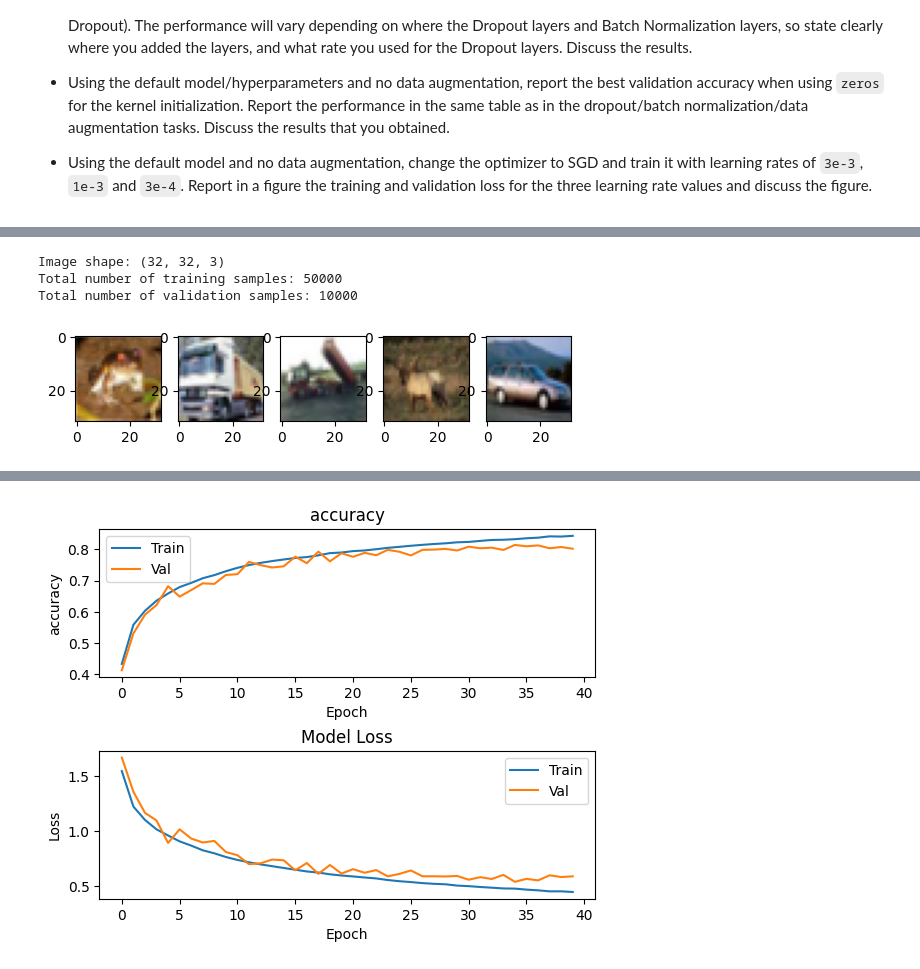
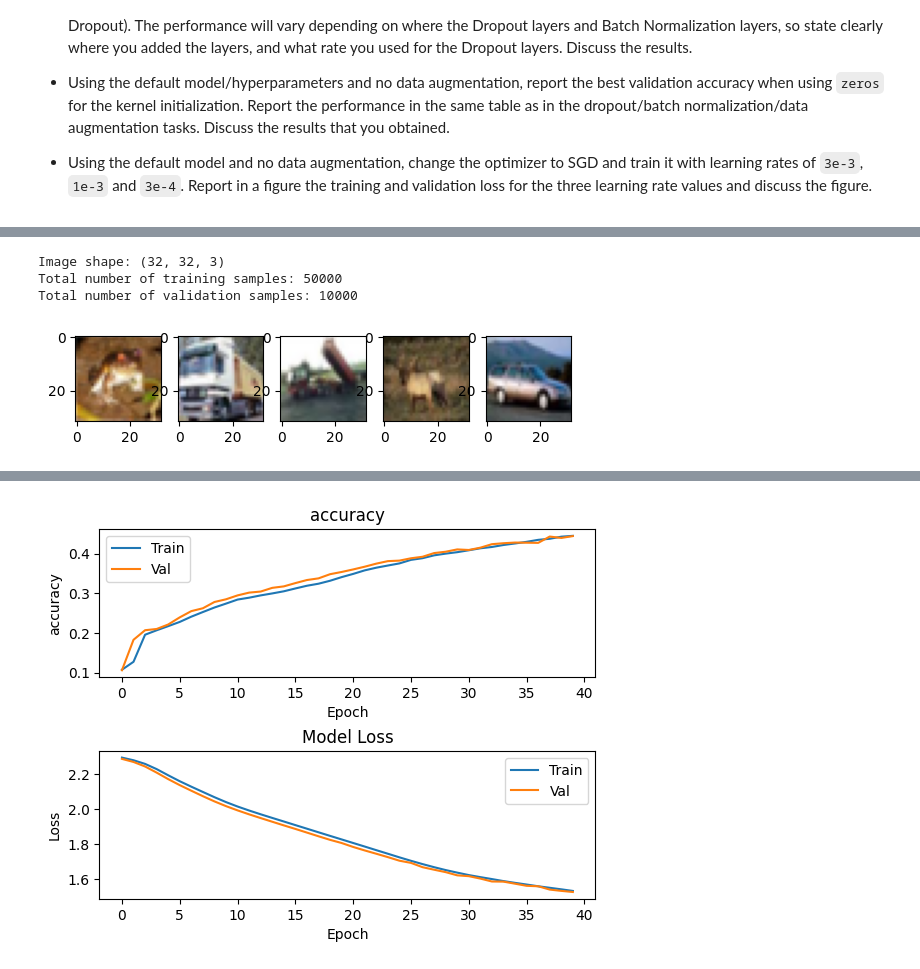
Before and after one commit to putyfruity/dl_lab, a Jupyter notebook: 03_Network_Training.ipynb, the cells around one changed output, grey strips where cells are left out. Drawn from its saved outputs; the diff is of its cells as text; code cells hidden in the pictures.

```diff
--- a/03_Network_Training.ipynb
+++ b/03_Network_Training.ipynb
@@ -913,16 +911,17 @@ X_test_n = norm_layer(X_test)
 data_augmentation = keras.models.Sequential(
     [
         # keras.layers.RandomHue(factor=0.5, value_range=[0, 255]),
-        keras.layers.RandomZoom(0)
+        keras.layers.RandomZoom(0),
         # # keras.layers.RandomRotation(0.1),
         # keras.layers.RandomFlip(mode="horizontal")
 
         # keras.layers.RandomFlip("horizontal"),
-        # # keras.layers.RandomRotation(0.1),                    # Rotate up to 36° (milder than 108°)
+        # # # keras.layers.RandomRotation(0.1),                    # Rotate up to 36° (milder than 108°)
         # keras.layers.RandomZoom(0.3),
         # keras.layers.RandomTranslation(0.2, 0.2),
         # keras.layers.RandomShear(0.5, 0.5),
         # # keras.layers.RandomColorDegeneration(0.5),
+        # keras.layers.RandomContrast(0.1),
     ]
 )
 
@@ -935,22 +934,22 @@ model = keras.models.Sequential()
 model.add(keras.layers.Input(shape=(32,32,3)))
 model.add(data_augmentation)
 model.add(keras.layers.Conv2D(32, (3, 3), padding='same', kernel_initializer=initialization))
-model.add(keras.layers.BatchNormalization())
+# model.add(keras.layers.BatchNormalization())
 model.add(keras.layers.Activation('relu'))
 model.add(keras.layers.MaxPooling2D(pool_size=(2, 2), strides=(2, 2), padding='same'))
-model.add(keras.layers.Dropout(0.3))
+# model.add(keras.layers.Dropout(0.3))
 
 model.add(keras.layers.Conv2D(64, (3, 3), padding='same', kernel_initializer=initialization))
-model.add(keras.layers.BatchNormalization())
+# model.add(keras.layers.BatchNormalization())
 model.add(keras.layers.Activation('relu'))
 model.add(keras.layers.MaxPooling2D(pool_size=(2, 2), strides=(2, 2), padding='same'))
-model.add(keras.layers.Dropout(0.3))
+# model.add(keras.layers.Dropout(0.3))
 
 model.add(keras.layers.Conv2D(128, (3, 3), padding='same', kernel_initializer=initialization))
-model.add(keras.layers.BatchNormalization())
+# model.add(keras.layers.BatchNormalization())
 model.add(keras.layers.Activation('relu'))
 model.add(keras.layers.MaxPooling2D(pool_size=(2, 2), strides=(2, 2), padding='same'))
-model.add(keras.layers.Dropout(0.3))
+# model.add(keras.layers.Dropout(0.3))
 
 model.add(keras.layers.Conv2D(256, (3, 3), padding='same', kernel_initializer=initialization))
 # model.add(keras.layers.BatchNormalization())
@@ -965,7 +964,7 @@ model.add(keras.layers.Activation('softmax'))
 Y_train_class = keras.utils.to_categorical(y_train, 10)
 Y_test_class = keras.utils.to_categorical(y_test, 10)
 # By default use Adam with lr=3e-4. Change it to SGD when asked to
-opt = keras.optimizers.Adam(learning_rate=3e-4)
+opt = keras.optimizers.SGD(learning_rate=3e-4)
 model.compile(loss='categorical_crossentropy',
               optimizer=opt,
               metrics=['accuracy'])
@@ -997 +996 @@ Epoch 40/40
-[figure, old version]
+[figure, new version]
```
Also changed, not shown: parts of 3 cells of this notebook.
